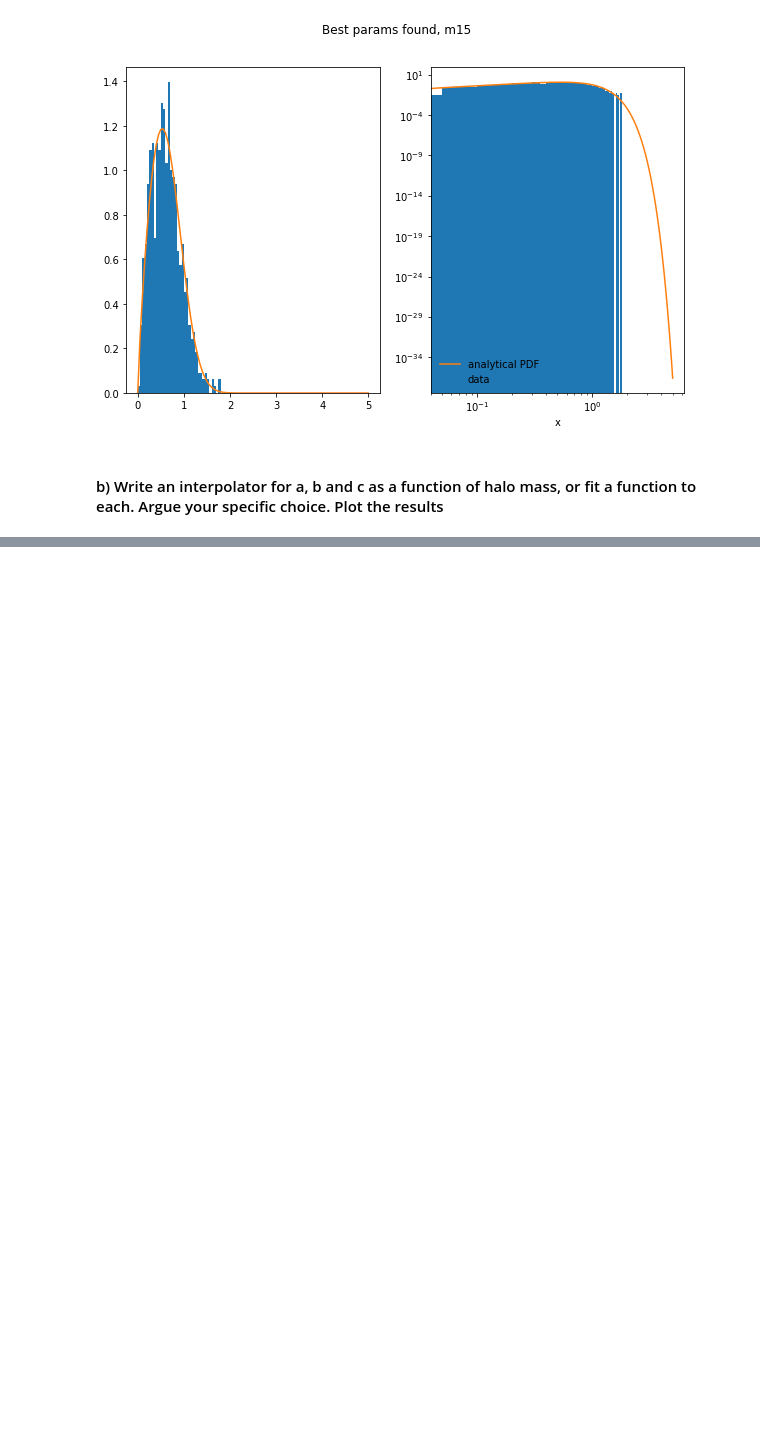
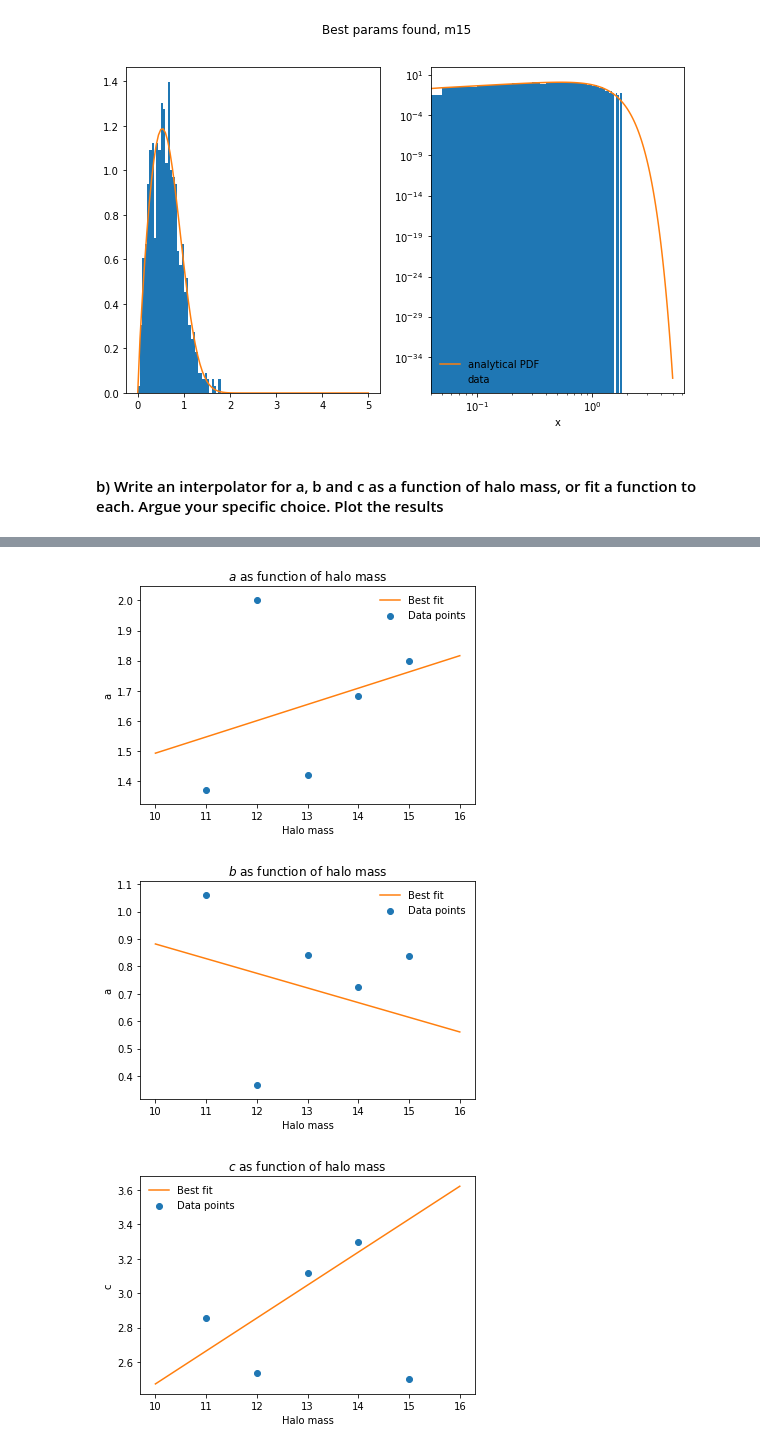
Before and after one commit to ErikOsinga/numerical_recipies, a Jupyter notebook: assignment1/assignment1_osinga.ipynb, the cells around one changed output, grey strips where cells are left out. Drawn from its saved outputs; the diff is of its cells as text; code cells hidden in the pictures; blank space fills up the shorter version.

```diff
--- a/assignment1/assignment1_osinga.ipynb
+++ b/assignment1/assignment1_osinga.ipynb
@@ -1691,0 +1700,63 @@ plt.show()
+# %%
+def linleastsquares(X, y):
+    """
+    Fit linear least squares, given a matrix X
+    X = shape (num_params,observations)
+    y = observed data values shape (observations,)
+
+    returns beta -- best fit parameters -- shape (num_params,)
+    """
+    beta = np.dot((np.dot( np.linalg.inv(np.dot(X.T,X)), X.T)),y)
+    return beta
+# %%
+x_values = np.array([11,12,13,14,15])
+X = np.array([x_values, np.ones(len(x_values)) ]).T
+# Doing parameter a
+y = all_best[:,0]
+
+# fitting y = ahat x + bhat
+ahat, bhat = linleastsquares(X,y)
+bestfit = lambda x: ahat*x + bhat
+
+x_plot = linspace(10,16,20)
+plt.scatter(range(11,16),all_best[:,0],label='Data points')
+plt.plot(x_plot, bestfit(x_plot),c='C1',label='Best fit')
+plt.title("$a$ as function of halo mass")
+plt.xlabel('Halo mass')
+plt.ylabel('a')
+plt.legend(frameon=False)
+plt.show()
+
+# Doing parameter b
+y = all_best[:,1][:-1] # removing last datapoint
+# fitting y = ahat x + bhat
+ahat, bhat = linleastsquares(X[:-1],y)
+bestfit = lambda x: ahat*x + bhat
+
+x_plot = linspace(10,16,20)
+plt.scatter(range(11,16),all_best[:,1],label='Data points')
+plt.plot(x_plot, bestfit(x_plot),c='C1',label='Best fit')
+plt.title("$b$ as function of halo mass")
+plt.xlabel('Halo mass')
+plt.ylabel('a')
+plt.legend(frameon=False)
+plt.show()
+
+# Doing parameter c
+y = all_best[:,2][:-1] # removing last datapoint
+# fitting y = ahat x + bhat
+ahat, bhat = linleastsquares(X[:-1],y)
+bestfit = lambda x: ahat*x + bhat
+
+x_plot = linspace(10,16,20)
+plt.scatter(range(11,16),all_best[:,2],label='Data points')
+plt.plot(x_plot, bestfit(x_plot),c='C1',label='Best fit')
+plt.title("$c$ as function of halo mass")
+plt.xlabel('Halo mass')
+plt.ylabel('c')
+plt.legend(frameon=False)
+plt.show()
+# %% [output]
+[figure, added]
+[figure, added]
+[figure, added]
```
Also changed, not shown: parts of 5 cells of this notebook, 19 other files.
